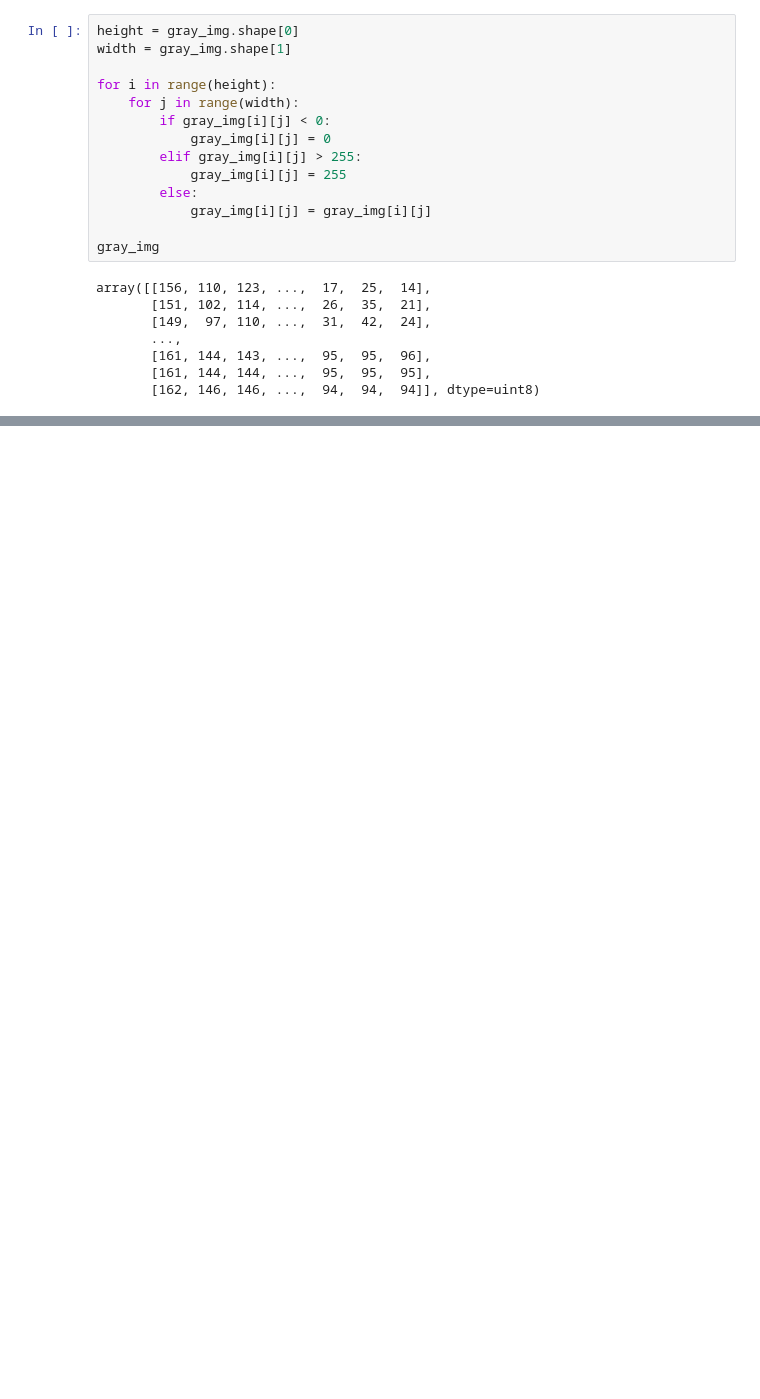
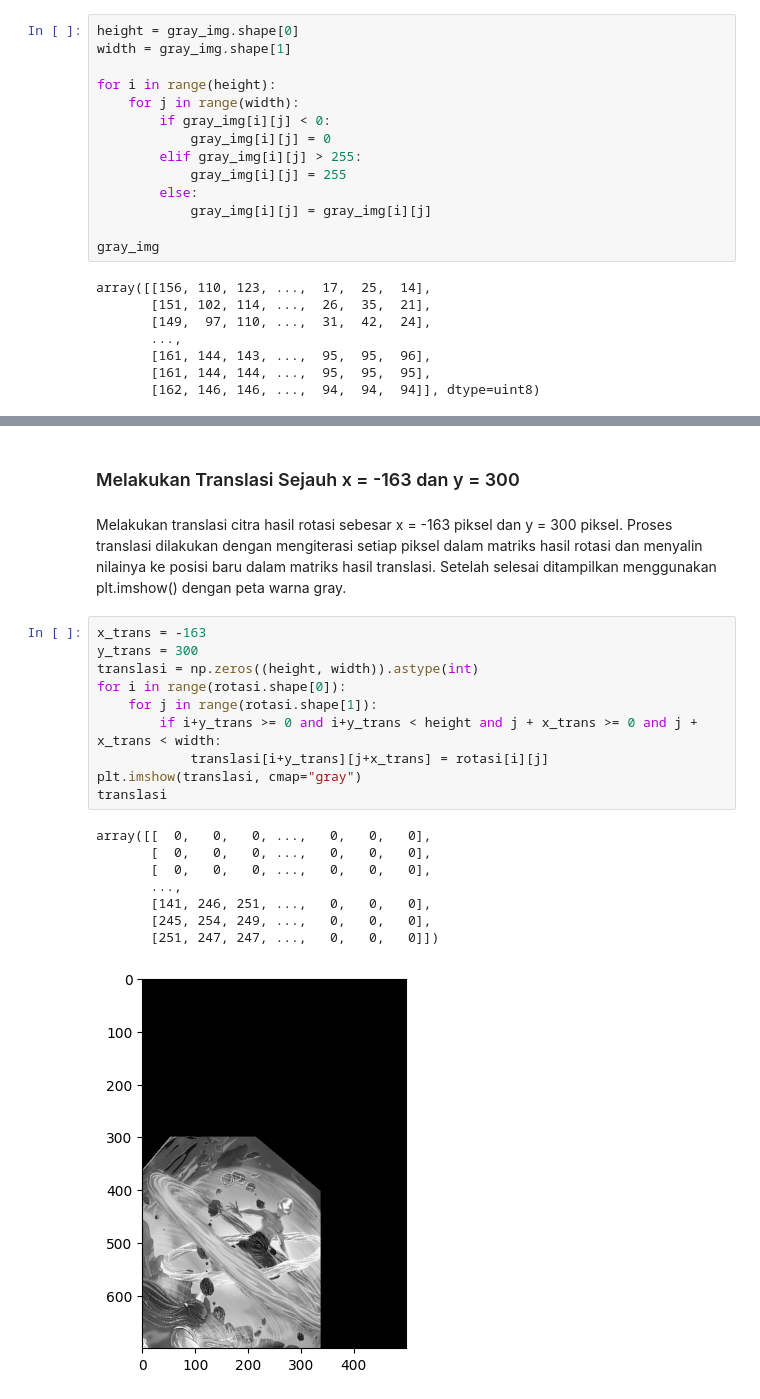
Before and after one commit to Digital-Image-Processing-2024/modul-1-jurnal-RizalDwiKurniawan21, a Jupyter notebook: modul1.ipynb, the cells around one changed output, grey strips where cells are left out. Cells and saved outputs as stored; diff of their text form; blank space fills up the shorter version.

```diff
--- a/modul1.ipynb
+++ b/modul1.ipynb
@@ -79,0 +232,23 @@ print(kernel)
+# %% [markdown]
+### Melakukan Translasi Sejauh x = -163 dan y = 300
+# %% [markdown]
+Melakukan translasi citra hasil rotasi sebesar x = -163 piksel dan y = 300 piksel. Proses translasi dilakukan dengan mengiterasi setiap piksel dalam matriks hasil rotasi dan menyalin nilainya ke posisi baru dalam matriks hasil translasi. Setelah selesai ditampilkan menggunakan plt.imshow() dengan peta warna gray.
+# %%
+x_trans = -163
+y_trans = 300
+translasi = np.zeros((height, width)).astype(int)
+for i in range(rotasi.shape[0]):
+    for j in range(rotasi.shape[1]):
+        if i+y_trans >= 0 and i+y_trans < height and j + x_trans >= 0 and j + x_trans < width:
+            translasi[i+y_trans][j+x_trans] = rotasi[i][j]
+plt.imshow(translasi, cmap="gray")
+translasi
+# %% [output]
+array([[  0,   0,   0, ...,   0,   0,   0],
+       [  0,   0,   0, ...,   0,   0,   0],
+       [  0,   0,   0, ...,   0,   0,   0],
+       ...,
+       [141, 246, 251, ...,   0,   0,   0],
+       [245, 254, 249, ...,   0,   0,   0],
+       [251, 247, 247, ...,   0,   0,   0]])
+[figure, added]
```
Also changed, not shown: parts of 42 cells of this notebook.
